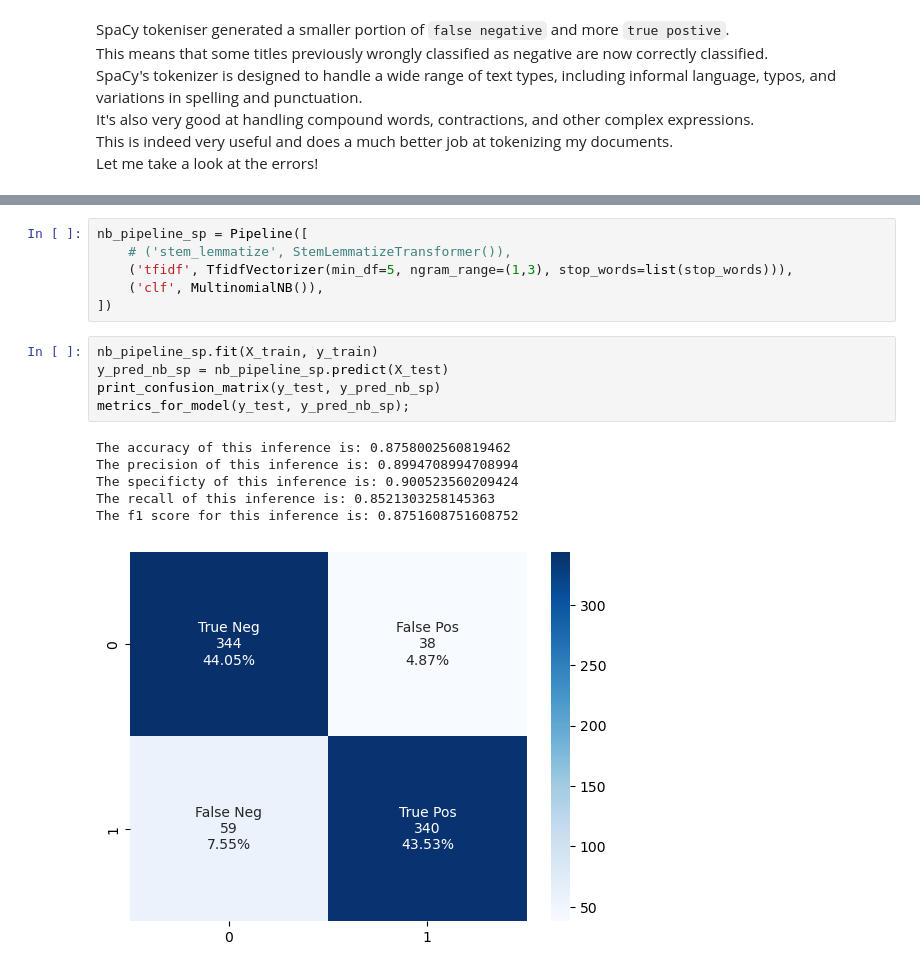
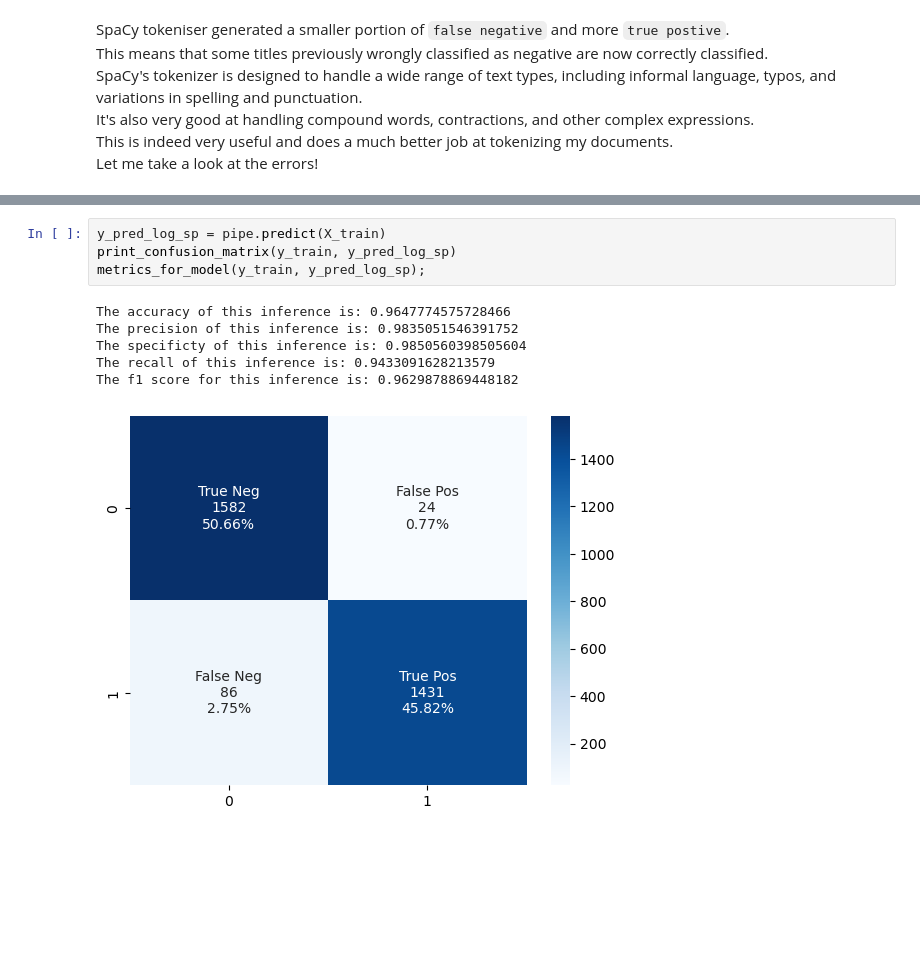
Before and after one commit to Luke-zm/DSI_Proj, a Jupyter notebook: project_3/code/modelling.ipynb, the cells around one changed output, grey strips where cells are left out. Cells and saved outputs as stored; diff of their text form; blank space fills up the shorter version.

```diff
--- a/project_3/code/modelling.ipynb
+++ b/project_3/code/modelling.ipynb
@@ -1187,18 +1298,11 @@ df_comb.loc[df_comb['label'] != df_comb['y_sp']]
-# %%
-nb_pipeline_sp = Pipeline([
-    # ('stem_lemmatize', StemLemmatizeTransformer()),
-    ('tfidf', TfidfVectorizer(min_df=5, ngram_range=(1,3), stop_words=list(stop_words))),
-    ('clf', MultinomialNB()),
-])
 # %%
-nb_pipeline_sp.fit(X_train, y_train)
-y_pred_nb_sp = nb_pipeline_sp.predict(X_test)
-print_confusion_matrix(y_test, y_pred_nb_sp)
-metrics_for_model(y_test, y_pred_nb_sp);
+y_pred_log_sp = pipe.predict(X_train)
+print_confusion_matrix(y_train, y_pred_log_sp)
+metrics_for_model(y_train, y_pred_log_sp);
 # %% [output]
-The accuracy of this inference is: 0.8758002560819462
-The precision of this inference is: 0.8994708994708994
-The specificty of this inference is: 0.900523560209424
-The recall of this inference is: 0.8521303258145363
-The f1 score for this inference is: 0.8751608751608752
+The accuracy of this inference is: 0.9647774575728466
+The precision of this inference is: 0.9835051546391752
+The specificty of this inference is: 0.9850560398505604
+The recall of this inference is: 0.9433091628213579
+The f1 score for this inference is: 0.9629878869448182
-[figure, old version]
+[figure, new version]
```
Also changed, not shown: parts of 29 cells of this notebook, 8 other files.
